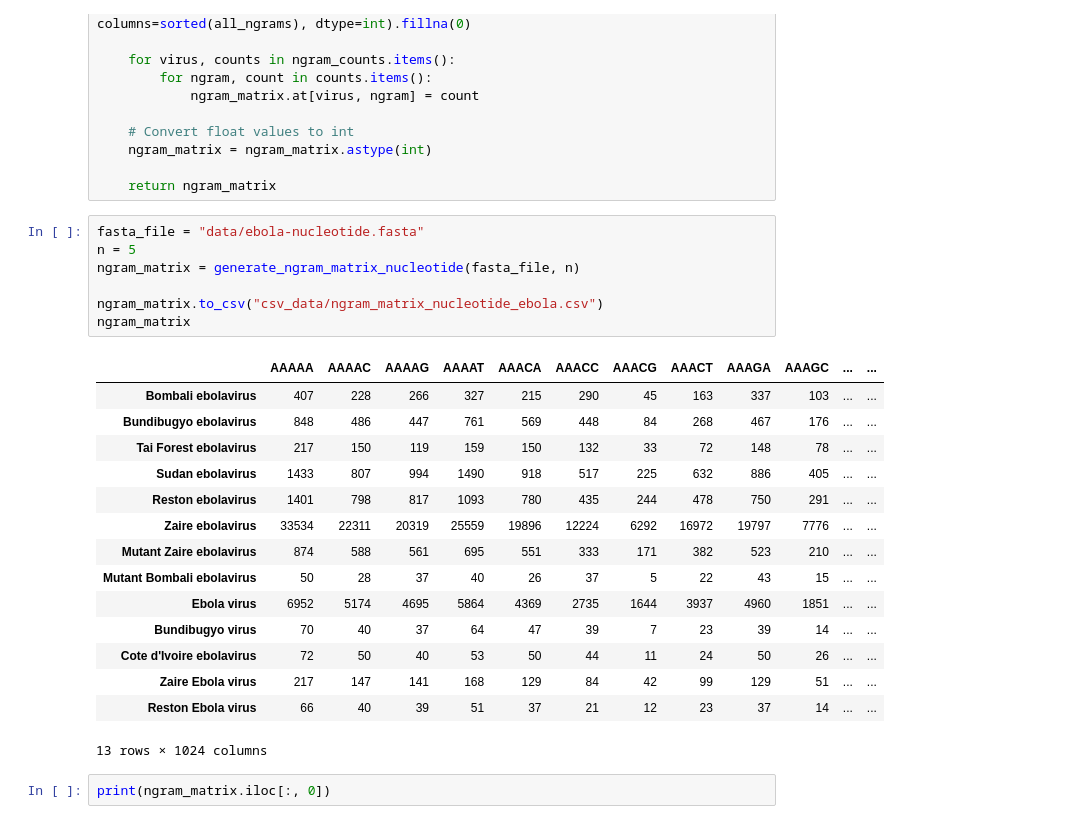
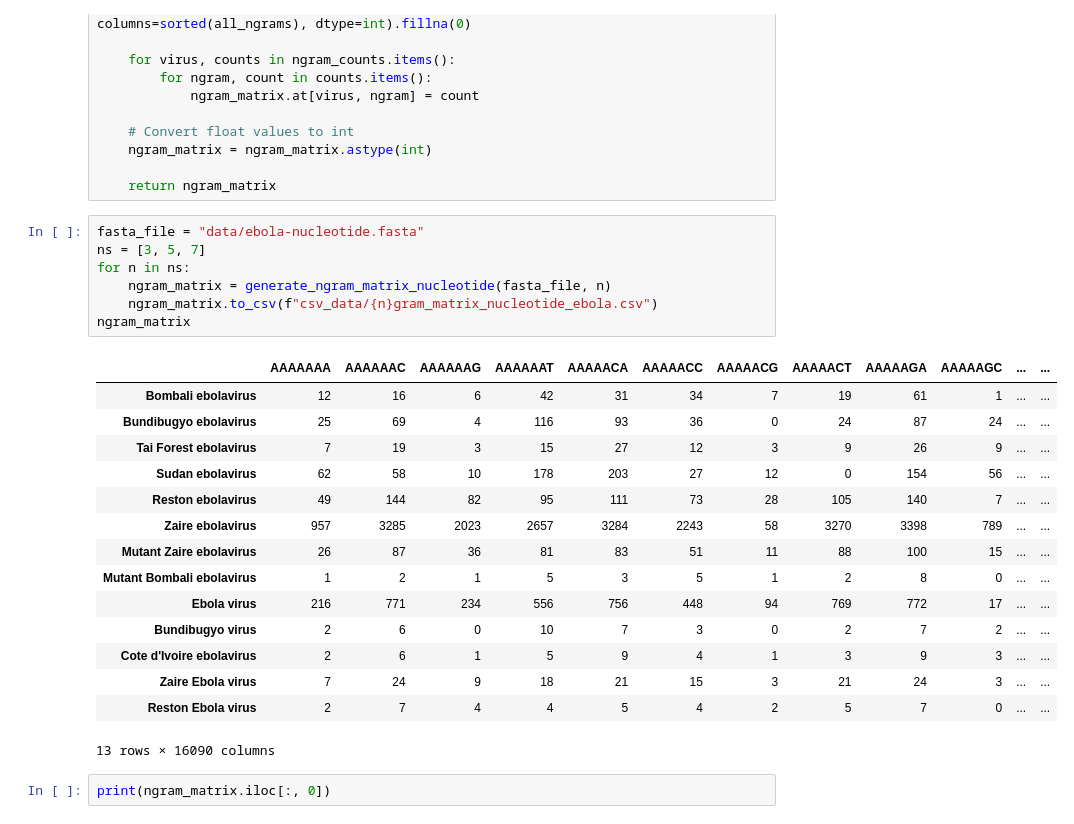
Before and after one commit to ivamilutinovic/data-mining-project, a Jupyter notebook: parsing-fasta.ipynb, the cells around one changed output. Cells and saved outputs as stored; diff of their text form.

```diff
--- a/parsing-fasta.ipynb
+++ b/parsing-fasta.ipynb
@@ -198,27 +198,27 @@ def generate_ngram_matrix_nucleotide(fasta_path, n):
     return ngram_matrix
 # %%
 fasta_file = "data/ebola-nucleotide.fasta"
-n = 5
-ngram_matrix = generate_ngram_matrix_nucleotide(fasta_file, n)
-
-ngram_matrix.to_csv("csv_data/ngram_matrix_nucleotide_ebola.csv")
+ns = [3, 5, 7]
+for n in ns:
+    ngram_matrix = generate_ngram_matrix_nucleotide(fasta_file, n)
+    ngram_matrix.to_csv(f"csv_data/{n}gram_matrix_nucleotide_ebola.csv")
 ngram_matrix
 # %% [output]
-|  | AAAAA | AAAAC | AAAAG | AAAAT | AAACA | AAACC | AAACG | AAACT | AAAGA | AAAGC | ... | ... |
-| Bombali ebolavirus | 407 | 228 | 266 | 327 | 215 | 290 | 45 | 163 | 337 | 103 | ... | ... |
-| Bundibugyo ebolavirus | 848 | 486 | 447 | 761 | 569 | 448 | 84 | 268 | 467 | 176 | ... | ... |
-| Tai Forest ebolavirus | 217 | 150 | 119 | 159 | 150 | 132 | 33 | 72 | 148 | 78 | ... | ... |
-| Sudan ebolavirus | 1433 | 807 | 994 | 1490 | 918 | 517 | 225 | 632 | 886 | 405 | ... | ... |
-| Reston ebolavirus | 1401 | 798 | 817 | 1093 | 780 | 435 | 244 | 478 | 750 | 291 | ... | ... |
-| Zaire ebolavirus | 33534 | 22311 | 20319 | 25559 | 19896 | 12224 | 6292 | 16972 | 19797 | 7776 | ... | ... |
-| Mutant Zaire ebolavirus | 874 | 588 | 561 | 695 | 551 | 333 | 171 | 382 | 523 | 210 | ... | ... |
-| Mutant Bombali ebolavirus | 50 | 28 | 37 | 40 | 26 | 37 | 5 | 22 | 43 | 15 | ... | ... |
-| Ebola virus | 6952 | 5174 | 4695 | 5864 | 4369 | 2735 | 1644 | 3937 | 4960 | 1851 | ... | ... |
-| Bundibugyo virus | 70 | 40 | 37 | 64 | 47 | 39 | 7 | 23 | 39 | 14 | ... | ... |
-| Cote d'Ivoire ebolavirus | 72 | 50 | 40 | 53 | 50 | 44 | 11 | 24 | 50 | 26 | ... | ... |
-| Zaire Ebola virus | 217 | 147 | 141 | 168 | 129 | 84 | 42 | 99 | 129 | 51 | ... | ... |
-| Reston Ebola virus | 66 | 40 | 39 | 51 | 37 | 21 | 12 | 23 | 37 | 14 | ... | ... |
+|  | AAAAAAA | AAAAAAC | AAAAAAG | AAAAAAT | AAAAACA | AAAAACC | AAAAACG | AAAAACT | AAAAAGA | AAAAAGC | ... | ... |
+| Bombali ebolavirus | 12 | 16 | 6 | 42 | 31 | 34 | 7 | 19 | 61 | 1 | ... | ... |
+| Bundibugyo ebolavirus | 25 | 69 | 4 | 116 | 93 | 36 | 0 | 24 | 87 | 24 | ... | ... |
+| Tai Forest ebolavirus | 7 | 19 | 3 | 15 | 27 | 12 | 3 | 9 | 26 | 9 | ... | ... |
+| Sudan ebolavirus | 62 | 58 | 10 | 178 | 203 | 27 | 12 | 0 | 154 | 56 | ... | ... |
+| Reston ebolavirus | 49 | 144 | 82 | 95 | 111 | 73 | 28 | 105 | 140 | 7 | ... | ... |
+| Zaire ebolavirus | 957 | 3285 | 2023 | 2657 | 3284 | 2243 | 58 | 3270 | 3398 | 789 | ... | ... |
+| Mutant Zaire ebolavirus | 26 | 87 | 36 | 81 | 83 | 51 | 11 | 88 | 100 | 15 | ... | ... |
+| Mutant Bombali ebolavirus | 1 | 2 | 1 | 5 | 3 | 5 | 1 | 2 | 8 | 0 | ... | ... |
+| Ebola virus | 216 | 771 | 234 | 556 | 756 | 448 | 94 | 769 | 772 | 17 | ... | ... |
+| Bundibugyo virus | 2 | 6 | 0 | 10 | 7 | 3 | 0 | 2 | 7 | 2 | ... | ... |
+| Cote d'Ivoire ebolavirus | 2 | 6 | 1 | 5 | 9 | 4 | 1 | 3 | 9 | 3 | ... | ... |
+| Zaire Ebola virus | 7 | 24 | 9 | 18 | 21 | 15 | 3 | 21 | 24 | 3 | ... | ... |
+| Reston Ebola virus | 2 | 7 | 4 | 4 | 5 | 4 | 2 | 5 | 7 | 0 | ... | ... |
-13 rows × 1024 columns
+13 rows × 16090 columns
 # %%
 print(ngram_matrix.iloc[:, 0])
 # %% [output]
```
Also changed, not shown: parts of 2 cells of this notebook, 11 other files.
